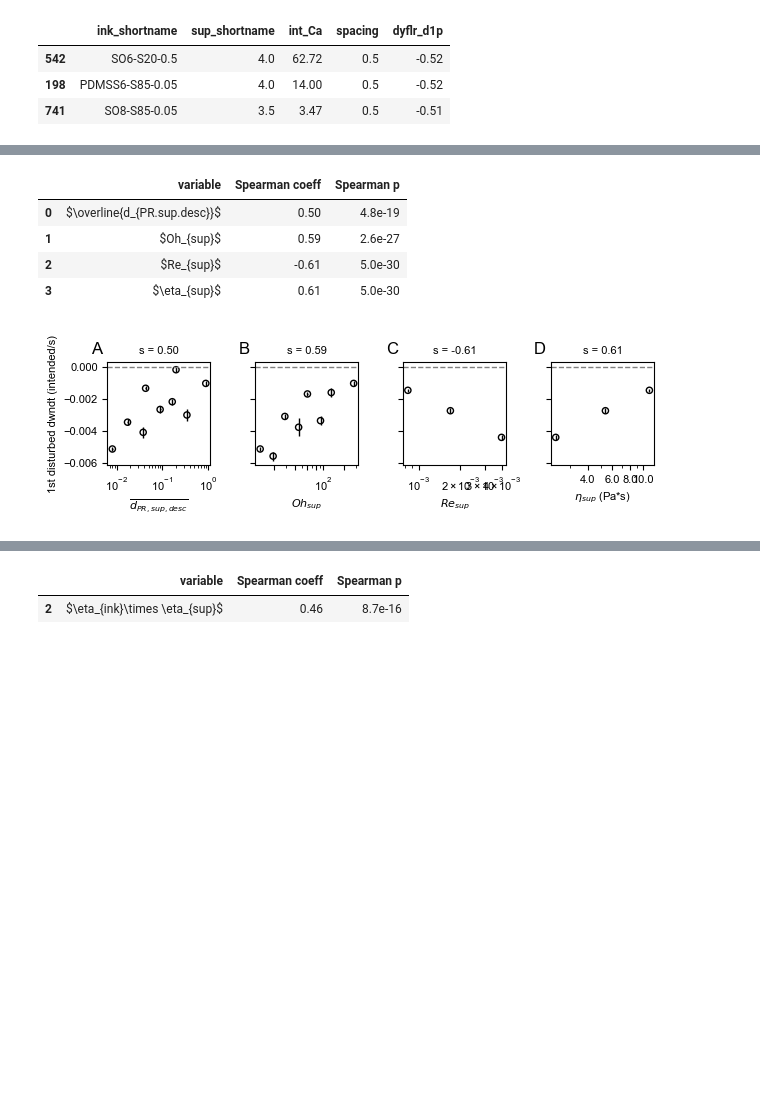
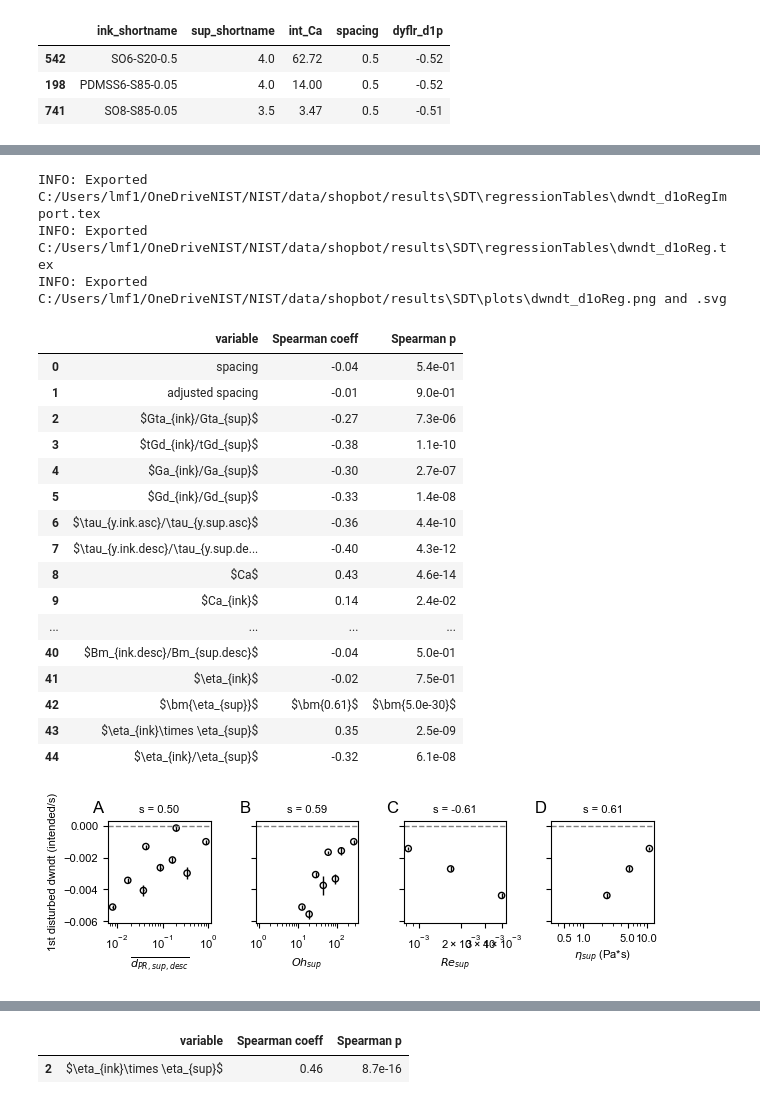
Before and after one commit to usnistgov/embedded3DPvids, a Jupyter notebook: ipynb/singleDoubleTriple/6_summary_horiz.ipynb, the cells around one changed output, grey strips where cells are left out. Drawn from its saved outputs; the diff is of its cells as text; code cells hidden in the pictures; blank space fills up the shorter version.

Commit message:
update plot tools

```diff
--- a/ipynb/singleDoubleTriple/6_summary_horiz.ipynb
+++ b/ipynb/singleDoubleTriple/6_summary_horiz.ipynb
@@ -26,7 +26,7 @@ LOGGERDEFINED = logs.openLog('summary_horiz_SDT.ipynb', LOGGERDEFINED, level='DE
 # %% [markdown]
 ## analyzing data
 # %%
-ms = me.summarySDT(os.path.join(cfg.path.fig, 'SDT', 'summaries', 'horizSDTSummaries.csv')
+ms = me.summarySDT(os.path.join(cfg.path.fig, 'SDT', 'summaries', 'HorizSDTSummaries.csv')
                              , diag=True)
 # %% [output]
 Independents:
@@ -237,12 +275,27 @@ display(rgt.df)
 # %%
-rgt = mp.regressionTableSDT(ms, ms.ss, 'dwndt_d1o', logy=False, printOut=False,  package='pgfplot'
-                            , plot=True, yideal=me.ideals(), plotType='paper', export=False, exportFolder=os.path.join(cfg.path.fig, 'SDT'))
+rgt = mp.regressionTableSDT(ms, ms.ss, 'dwndt_d1o', logy=False, printOut=False,  package='pgfplot', trimVariables=False
+                            , plot=True, yideal=me.ideals(), plotType='paper', export=True, exportFolder=os.path.join(cfg.path.fig, 'SDT'))
 display(rgt.df)
 # %% [output]
+INFO: Exported C:/Users/lmf1/OneDriveNIST/NIST/data/shopbot/results\SDT\regressionTables\dwndt_d1oRegImport.tex
+INFO: Exported C:/Users/lmf1/OneDriveNIST/NIST/data/shopbot/results\SDT\regressionTables\dwndt_d1oReg.tex
+INFO: Exported C:/Users/lmf1/OneDriveNIST/NIST/data/shopbot/results\SDT\plots\dwndt_d1oReg.png and .svg
 |  | variable | Spearman coeff | Spearman p |
-| 0 | $\overline{d_{PR.sup.desc}}$ | 0.50 | 4.8e-19 |
-| 1 | $Oh_{sup}$ | 0.59 | 2.6e-27 |
-| 2 | $Re_{sup}$ | -0.61 | 5.0e-30 |
-| 3 | $\eta_{sup}$ | 0.61 | 5.0e-30 |
+| 0 | spacing | -0.04 | 5.4e-01 |
+| 1 | adjusted spacing | -0.01 | 9.0e-01 |
+| 2 | $Gta_{ink}/Gta_{sup}$ | -0.27 | 7.3e-06 |
+| 3 | $tGd_{ink}/tGd_{sup}$ | -0.38 | 1.1e-10 |
+| 4 | $Ga_{ink}/Ga_{sup}$ | -0.30 | 2.7e-07 |
+| 5 | $Gd_{ink}/Gd_{sup}$ | -0.33 | 1.4e-08 |
+| 6 | $\tau_{y.ink.asc}/\tau_{y.sup.asc}$ | -0.36 | 4.4e-10 |
+| 7 | $\tau_{y.ink.desc}/\tau_{y.sup.de... | -0.40 | 4.3e-12 |
+| 8 | $Ca$ | 0.43 | 4.6e-14 |
+| 9 | $Ca_{ink}$ | 0.14 | 2.4e-02 |
+| ... | ... | ... | ... |
+| 40 | $Bm_{ink.desc}/Bm_{sup.desc}$ | -0.04 | 5.0e-01 |
+| 41 | $\eta_{ink}$ | -0.02 | 7.5e-01 |
+| 42 | $\bm{\eta_{sup}}$ | $\bm{0.61}$ | $\bm{5.0e-30}$ |
+| 43 | $\eta_{ink}\times \eta_{sup}$ | 0.35 | 2.5e-09 |
+| 44 | $\eta_{ink}/\eta_{sup}$ | -0.32 | 6.1e-08 |
-[figure, old version]
+[figure, new version]
 # %%
```
Also changed, not shown: parts of 61 cells of this notebook, 22 other files.
